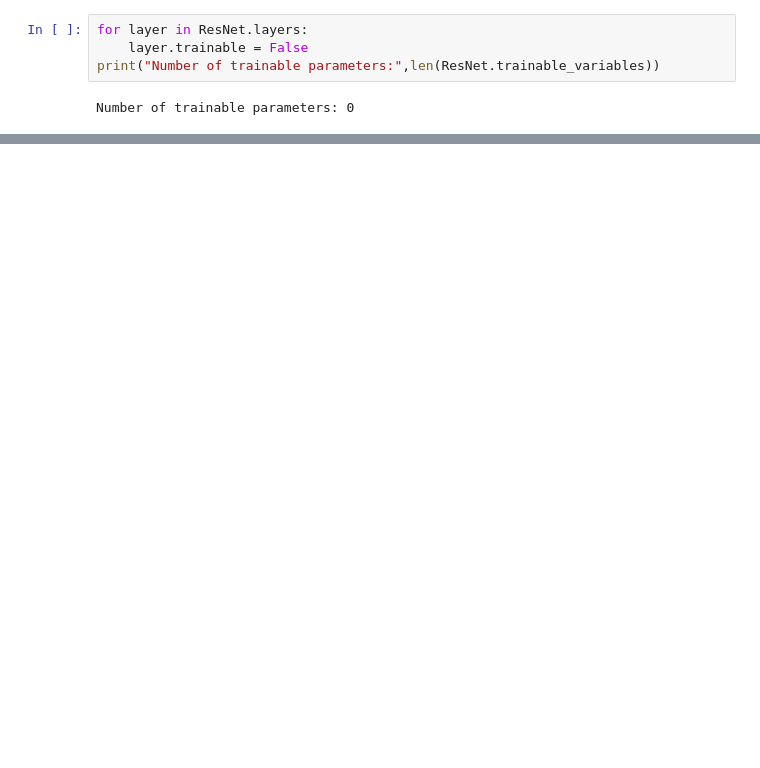
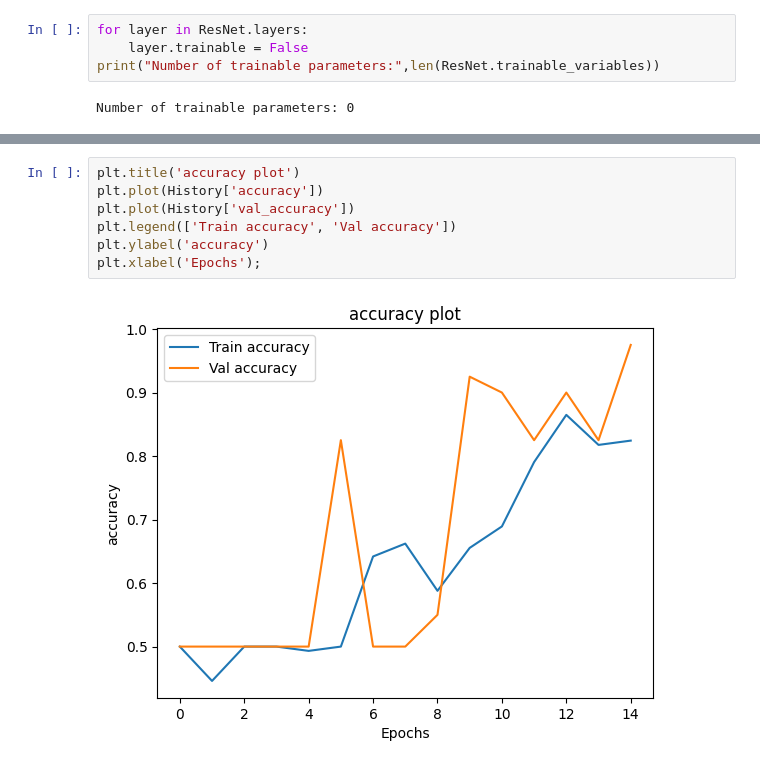
Before and after one commit to arihant1805/COVID-Detection, a Jupyter notebook: Code.ipynb, the cells around one changed output, grey strips where cells are left out. Drawn from its saved outputs; the diff is of its cells as text; blank space fills up the shorter version.

```diff
--- a/Code.ipynb
+++ b/Code.ipynb
@@ -135,0 +129,9 @@ plt.xlabel('Epochs');
+# %%
+plt.title('accuracy plot')
+plt.plot(History['accuracy'])
+plt.plot(History['val_accuracy'])
+plt.legend(['Train accuracy', 'Val accuracy'])
+plt.ylabel('accuracy')
+plt.xlabel('Epochs');
+# %% [output]
+[figure, added]
```
Also changed, not shown: parts of 13 cells of this notebook.
